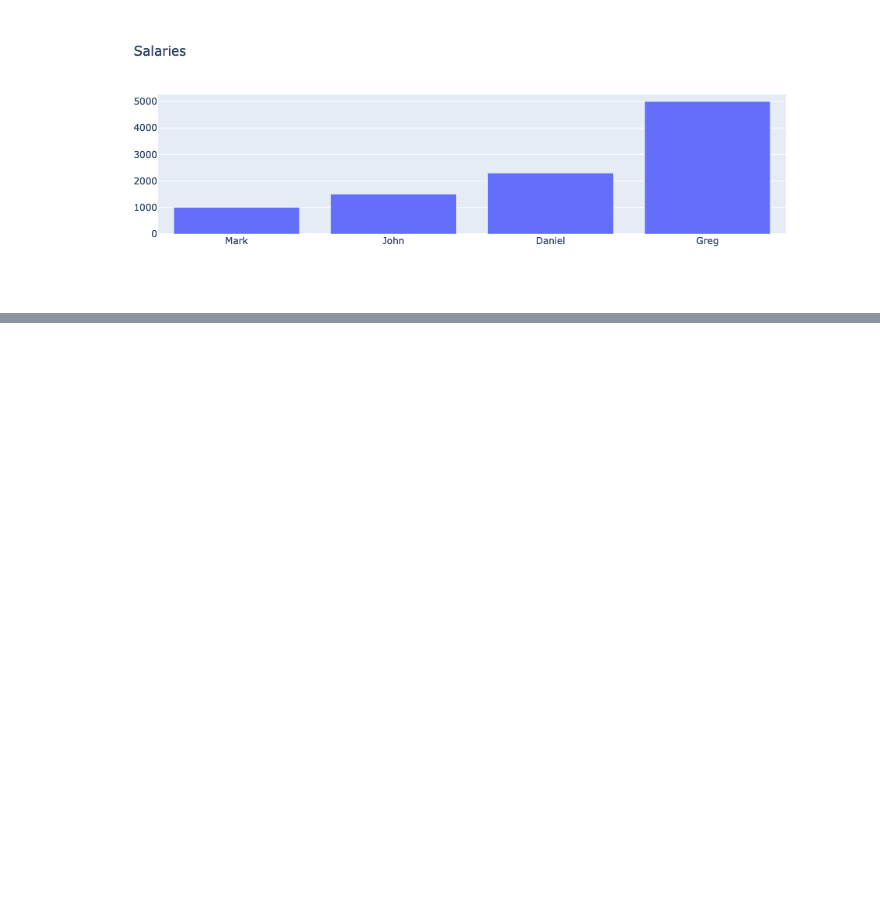
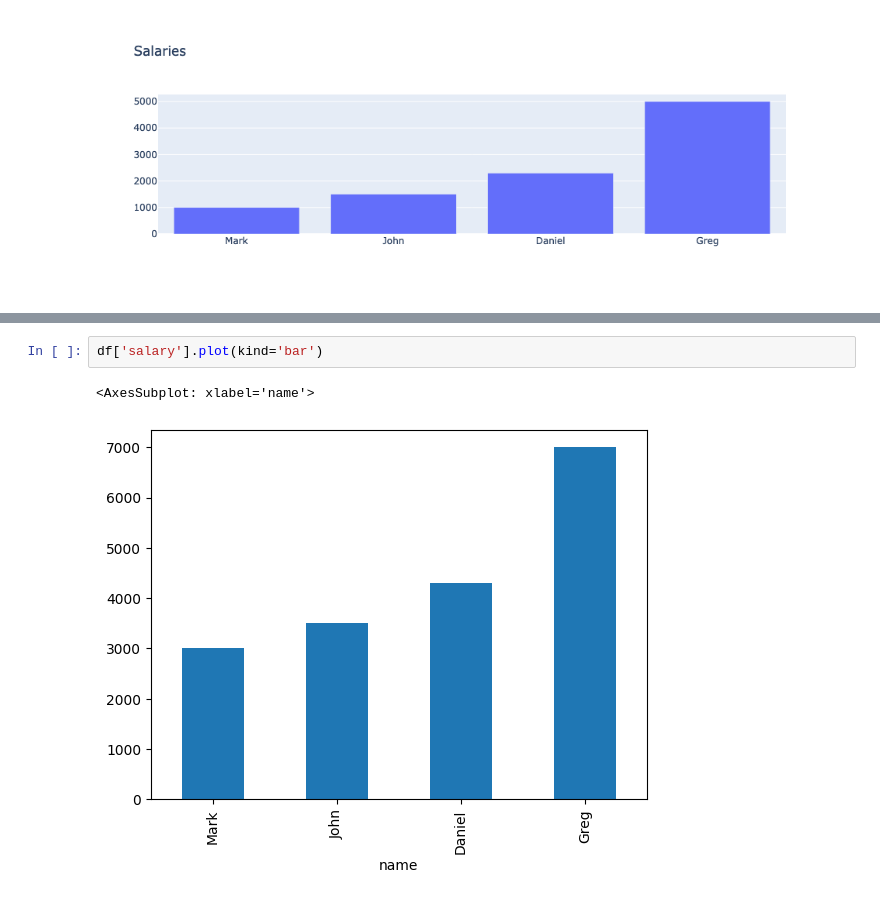
Before and after one commit to TomaszKlosinski/kodilla-python-bootcamp, a Jupyter notebook: Module15/exercises/functions.ipynb, the cells around one changed output, grey strips where cells are left out. Cells and saved outputs as stored; diff of their text form; blank space fills up the shorter version.

```diff
--- a/Module15/exercises/functions.ipynb
+++ b/Module15/exercises/functions.ipynb
@@ -73,0 +285,5 @@ fig.show()
+# %%
+df['salary'].plot(kind='bar')
+# %% [output]
+<AxesSubplot: xlabel='name'>
+[figure, added]
```
Also changed, not shown: parts of 45 cells of this notebook.
